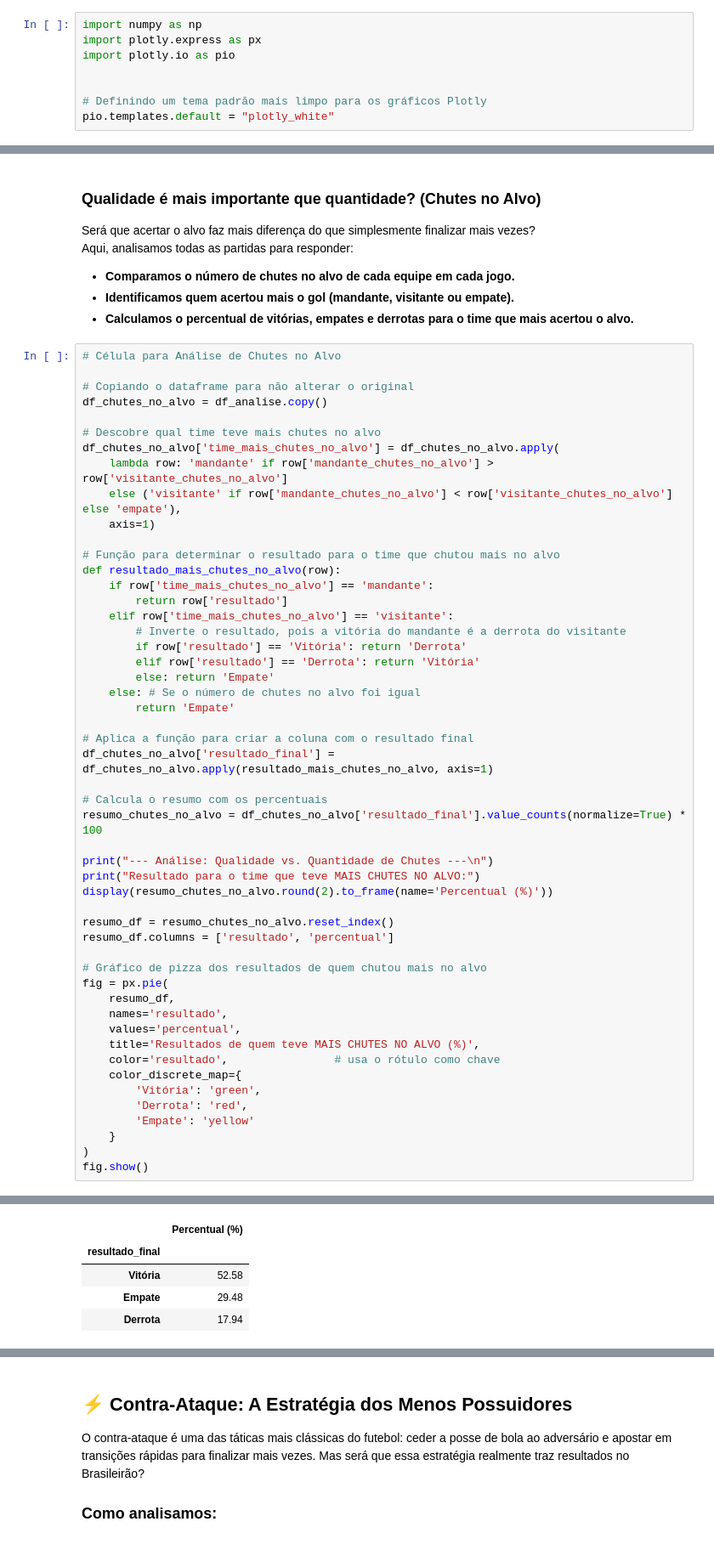
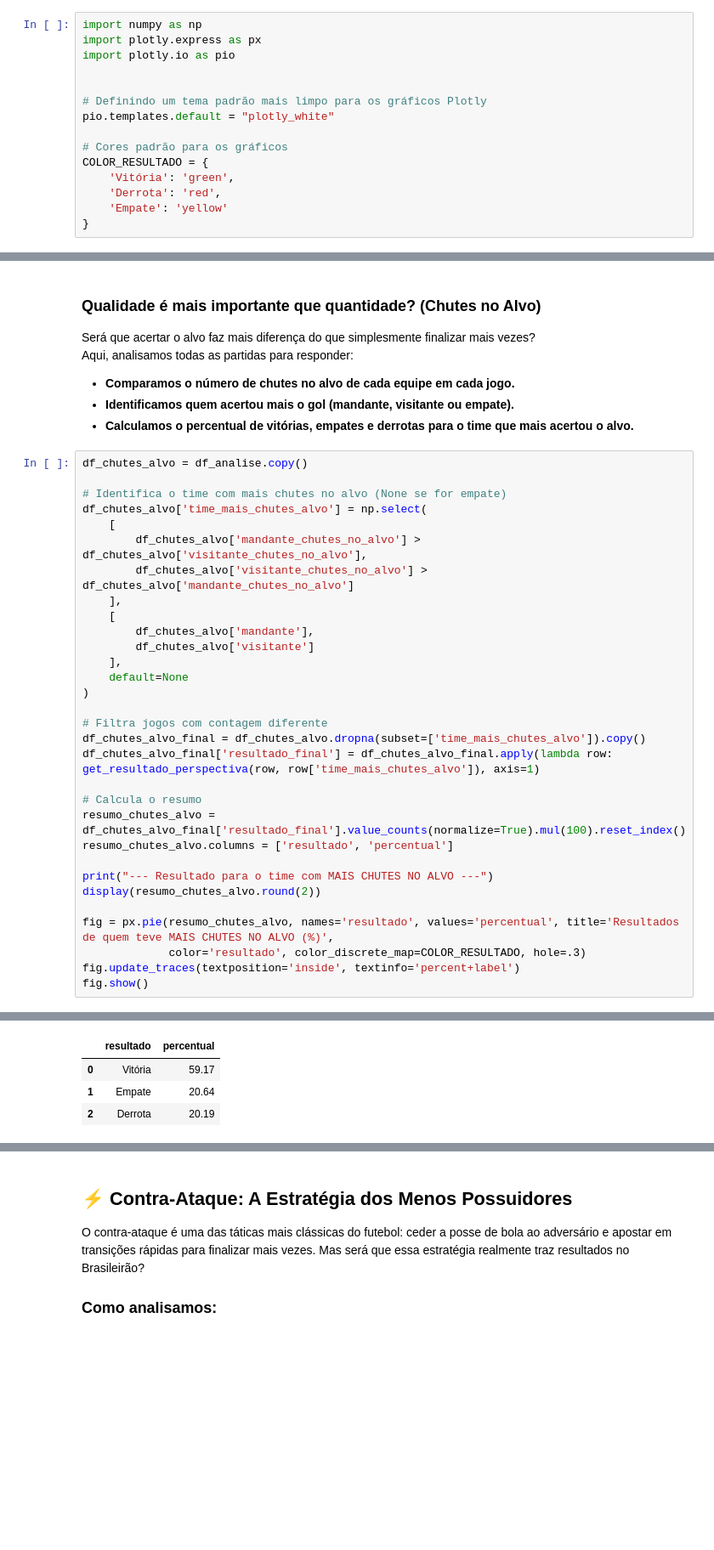
Before and after one commit to leorossi08/desafio-liven-tech, a Jupyter notebook: Challenge_Liven.ipynb, the cells around one changed output, grey strips where cells are left out. Shown at 85% size. Cells and saved outputs as stored; diff of their text form; blank space fills up the shorter version.

Commit message:
Ultimos ajustes para congruencia entre dash e notebook

```diff
--- a/Challenge_Liven.ipynb
+++ b/Challenge_Liven.ipynb
@@ -273,6 +273,13 @@ import plotly.io as pio
 
 # Definindo um tema padrão mais limpo para os gráficos Plotly
 pio.templates.default = "plotly_white"
+
+# Cores padrão para os gráficos
+COLOR_RESULTADO = {
+    'Vitória': 'green',
+    'Derrota': 'red',
+    'Empate': 'yellow'
+}
 # %%
 # Carregando a tabela mestra que preparamos
 try:
@@ -549,54 +524,34 @@ Aqui, analisamos todas as partidas para responder:
 - **Identificamos quem acertou mais o gol (mandante, visitante ou empate).**
 - **Calculamos o percentual de vitórias, empates e derrotas para o time que mais acertou o alvo.**
 # %%
-# Célula para Análise de Chutes no Alvo
+df_chutes_alvo = df_analise.copy()
 
-# Copiando o dataframe para não alterar o original
-df_chutes_no_alvo = df_analise.copy()
+# Identifica o time com mais chutes no alvo (None se for empate)
+df_chutes_alvo['time_mais_chutes_alvo'] = np.select(
+    [
+        df_chutes_alvo['mandante_chutes_no_alvo'] > df_chutes_alvo['visitante_chutes_no_alvo'],
+        df_chutes_alvo['visitante_chutes_no_alvo'] > df_chutes_alvo['mandante_chutes_no_alvo']
+    ],
+    [
+        df_chutes_alvo['mandante'],
+        df_chutes_alvo['visitante']
+    ],
+    default=None
+)
 
-# Descobre qual time teve mais chutes no alvo
-df_chutes_no_alvo['time_mais_chutes_no_alvo'] = df_chutes_no_alvo.apply(
-    lambda row: 'mandante' if row['mandante_chutes_no_alvo'] > row['visitante_chutes_no_alvo']
-    else ('visitante' if row['mandante_chutes_no_alvo'] < row['visitante_chutes_no_alvo'] else 'empate'),
-    axis=1)
+# Filtra jogos com contagem diferente
+df_chutes_alvo_final = df_chutes_alvo.dropna(subset=['time_mais_chutes_alvo']).copy()
+df_chutes_alvo_final['resultado_final'] = df_chutes_alvo_final.apply(lambda row: get_resultado_perspectiva(row, row['time_mais_chutes_alvo']), axis=1)
 
-# Função para determinar o resultado para o time que chutou mais no alvo
-def resultado_mais_chutes_no_alvo(row):
-    if row['time_mais_chutes_no_alvo'] == 'mandante':
-        return row['resultado']
-    elif row['time_mais_chutes_no_alvo'] == 'visitante':
-        # Inverte o resultado, pois a vitória do mandante é a derrota do visitante
-        if row['resultado'] == 'Vitória': return 'Derrota'
-        elif row['resultado'] == 'Derrota': return 'Vitória'
-        else: return 'Empate'
-    else: # Se o número de chutes no alvo foi igual
-        return 'Empate'
+# Calcula o resumo
+resumo_chutes_alvo = df_chutes_alvo_final['resultado_final'].value_counts(normalize=True).mul(100).reset_index()
+resumo_chutes_alvo.columns = ['resultado', 'percentual']
 
-# Aplica a função para criar a coluna com o resultado final
-df_chutes_no_alvo['resultado_final'] = df_chutes_no_alvo.apply(resultado_mais_chutes_no_alvo, axis=1)
+print("--- Resultado para o time com MAIS CHUTES NO ALVO ---")
+display(resumo_chutes_alvo.round(2))
 
-# Calcula o resumo com os percentuais
-resumo_chutes_no_alvo = df_chutes_no_alvo['resultado_final'].value_counts(normalize=True) * 100
-
-print("--- Análise: Qualidade vs. Quantidade de Chutes ---\n")
-print("Resultado para o time que teve MAIS CHUTES NO ALVO:")
-display(resumo_chutes_no_alvo.round(2).to_frame(name='Percentual (%)'))
-
-resumo_df = resumo_chutes_no_alvo.reset_index()
-resumo_df.columns = ['resultado', 'percentual']
-
-# Gráfico de pizza dos resultados de quem chutou mais no alvo
-fig = px.pie(
-    resumo_df,
-    names='resultado',
-    values='percentual',
-    title='Resultados de quem teve MAIS CHUTES NO ALVO (%)',
-    color='resultado',                # usa o rótulo como chave
-    color_discrete_map={
-        'Vitória': 'green',
-        'Derrota': 'red',
-        'Empate': 'yellow'
-    }
-)
+fig = px.pie(resumo_chutes_alvo, names='resultado', values='percentual', title='Resultados de quem teve MAIS CHUTES NO ALVO (%)',
+             color='resultado', color_discrete_map=COLOR_RESULTADO, hole=.3)
+fig.update_traces(textposition='inside', textinfo='percent+label')
 fig.show()
 # %% [output]
@@ -606,8 +559,7 @@ Resultado para o time que teve MAIS CHUTES NO ALVO:
-|  | Percentual (%) |
-| resultado_final |  |
-| Vitória | 52.58 |
-| Empate | 29.48 |
-| Derrota | 17.94 |
+|  | resultado | percentual |
+| 0 | Vitória | 59.17 |
+| 1 | Empate | 20.64 |
+| 2 | Derrota | 20.19 |
 # %% [markdown]
 **Resultados para quem teve MAIS CHUTES no ALVO:**
 
```
Also changed, not shown: parts of 10 cells of this notebook, 2 other files.
